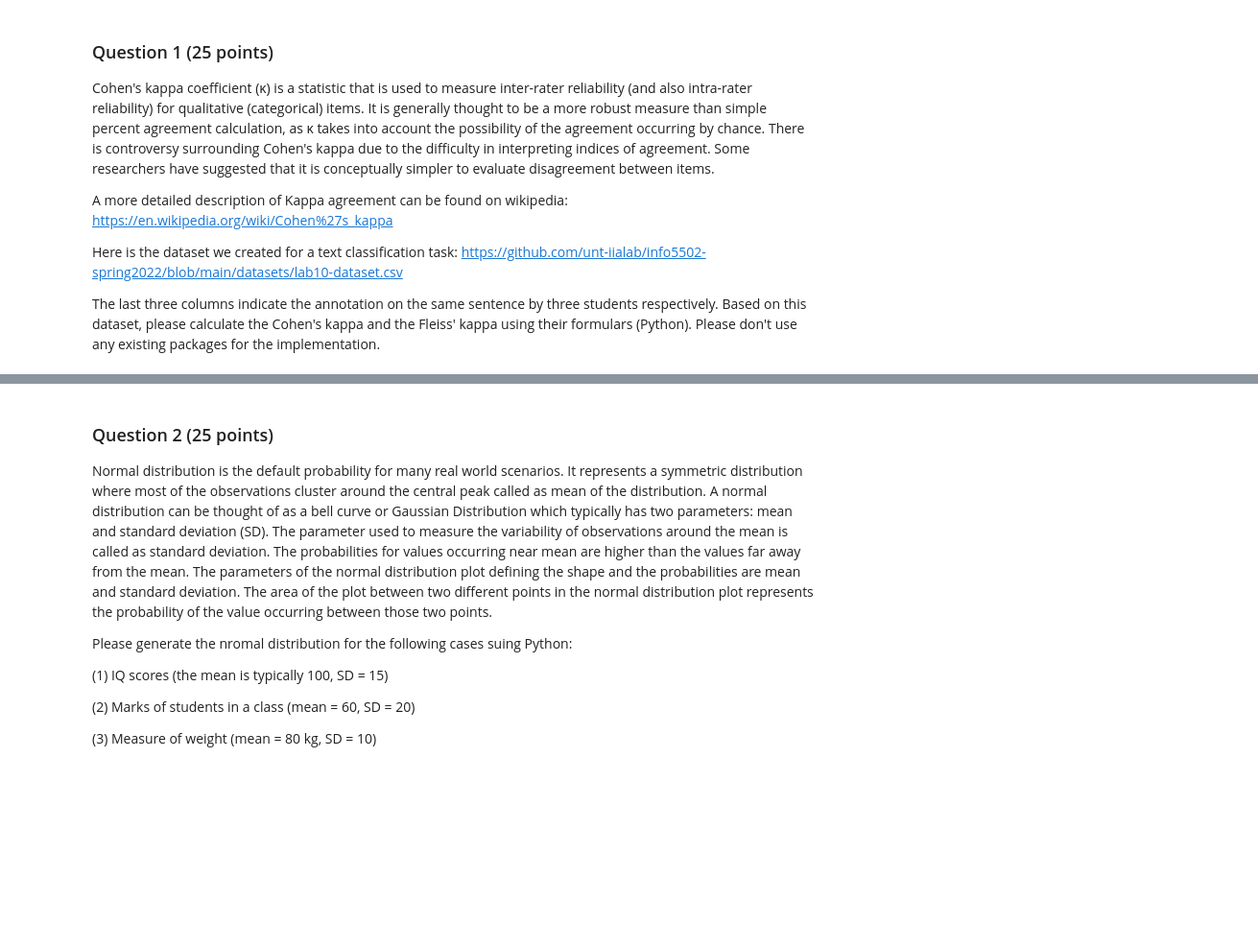
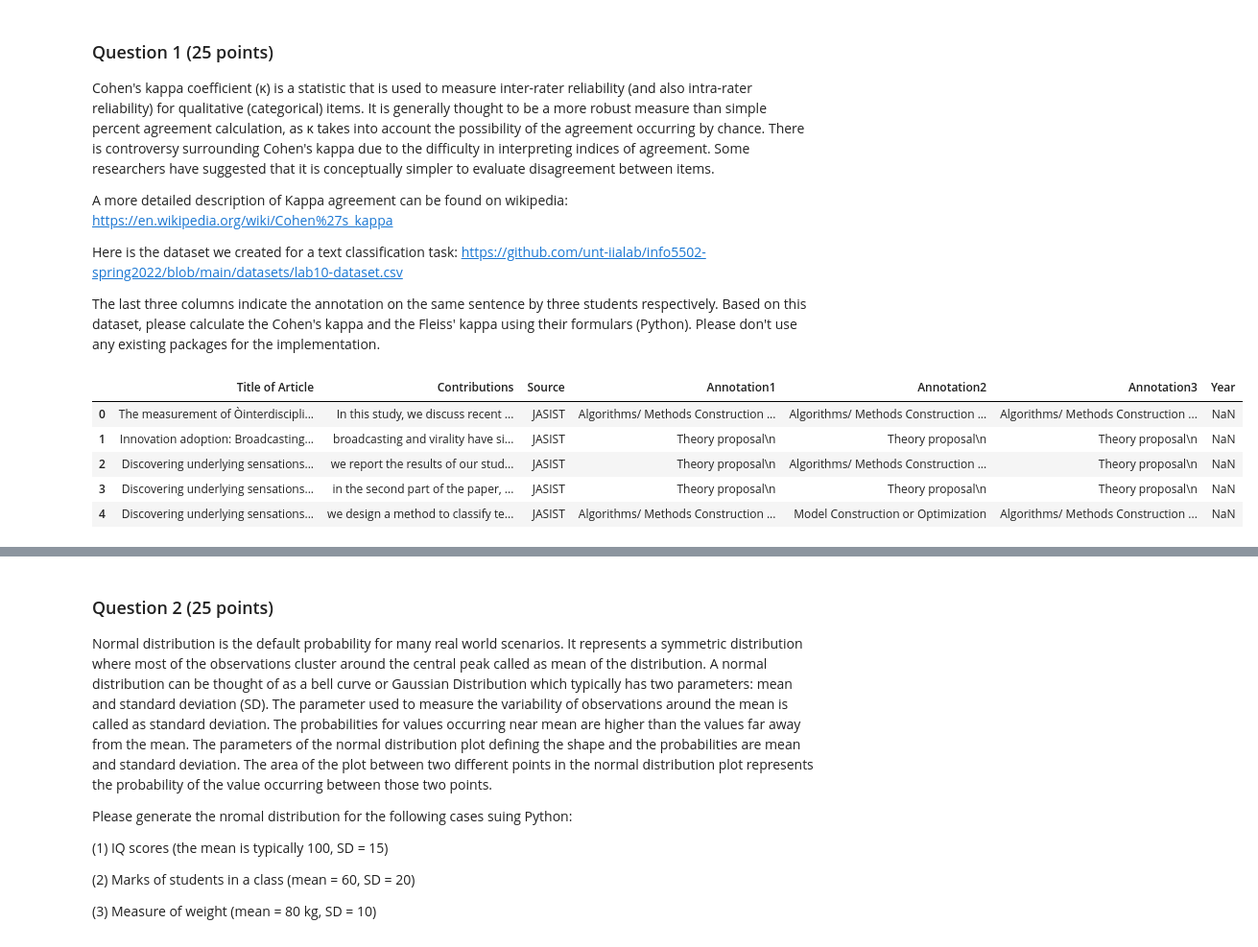
Before and after one commit to nishanth0233/INFO-5502, a Jupyter notebook: lab_assignment_10.ipynb, the cells around one changed output, grey strips where cells are left out. Shown at 96% size. Drawn from its saved outputs; the diff is of its cells as text; code cells hidden in the pictures; blank space fills up the shorter version.

```diff
--- a/lab_assignment_10.ipynb
+++ b/lab_assignment_10.ipynb
@@ -18,0 +17,16 @@ The last three columns indicate the annotation on the same sentence by three stu
+# %%
+# your code here
+
+import pandas as pd
+import numpy as np
+from sklearn.preprocessing import LabelEncoder
+
+df = pd.read_csv("https://raw.githubusercontent.com/unt-iialab/info5502-spring2022/main/datasets/lab10-dataset.csv")
+df.head()
+# %% [output]
+|  | Title of Article | Contributions | Source | Annotation1 | Annotation2 | Annotation3 | Year |
+| 0 | The measurement of Òinterdiscipli... | In this study, we discuss recent ... | JASIST | Algorithms/ Methods Construction ... | Algorithms/ Methods Construction ... | Algorithms/ Methods Construction ... | NaN |
+| 1 | Innovation adoption: Broadcasting... | broadcasting and virality have si... | JASIST | Theory proposal\n | Theory proposal\n | Theory proposal\n | NaN |
+| 2 | Discovering underlying sensations... | we report the results of our stud... | JASIST | Theory proposal\n | Algorithms/ Methods Construction ... | Theory proposal\n | NaN |
+| 3 | Discovering underlying sensations... | in the second part of the paper, ... | JASIST | Theory proposal\n | Theory proposal\n | Theory proposal\n | NaN |
+| 4 | Discovering underlying sensations... | we design a method to classify te... | JASIST | Algorithms/ Methods Construction ... | Model Construction or Optimization | Algorithms/ Methods Construction ... | NaN |
```
Also changed, not shown: parts of 6 cells of this notebook.
